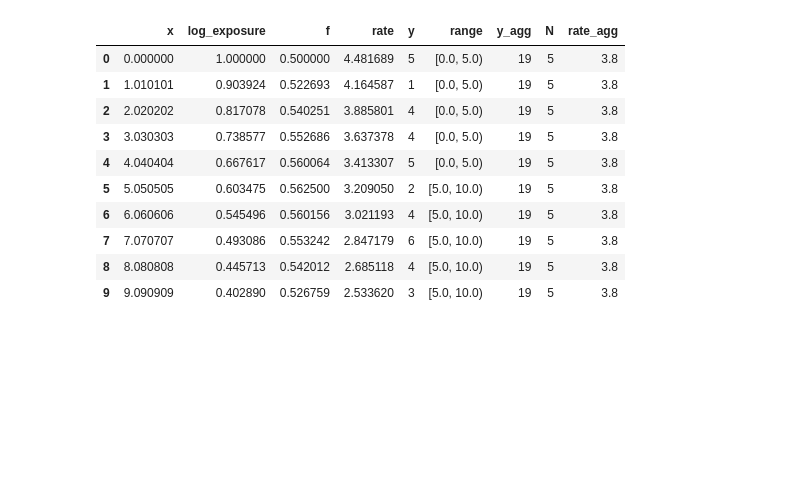
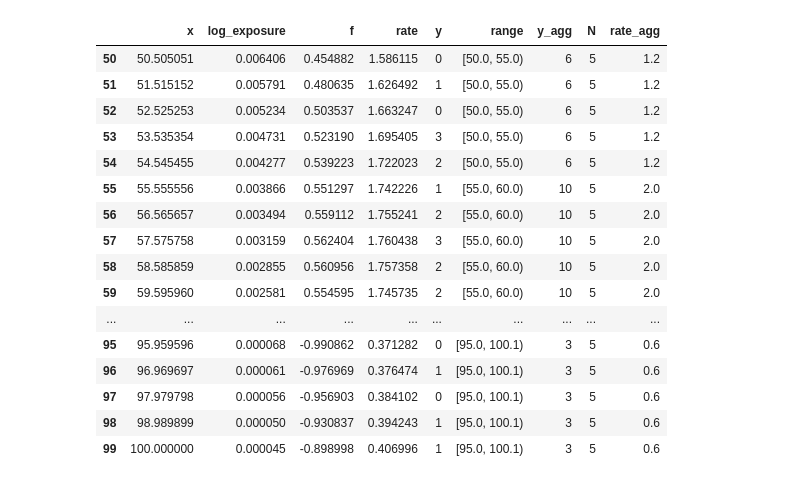
Before and after one commit to ShozenD/aggregate_point_processes, a Jupyter notebook: notebook/basic_sim.ipynb, the cells around one changed output. Saved outputs shown, nothing was run; the diff lists cells and outputs as text; code cells hidden in the pictures; blank space fills up the shorter version.

```diff
--- a/notebook/basic_sim.ipynb
+++ b/notebook/basic_sim.ipynb
@@ -43,26 +43,32 @@ count = alt.Chart(df_data).mark_point().encode(
 # %%
 df_data['range'] = pd.cut(df_data['x'], bins=20, right=False)
 
 tmp = df_data.groupby('range', observed=True).agg(
 	y_agg = ('y', 'sum'),
 	N = ('y', 'count')
 ).reset_index()
 
 df_data = df_data.merge(tmp, on='range', how='left')
 df_data['rate_agg'] = df_data['y_agg'] / df_data['N']
-df_data.head(10)
+df_data.tail(50)
 # %% [output]
 |  | x | log_exposure | f | rate | y | range | y_agg | N | rate_agg |
-| 0 | 0.000000 | 1.000000 | 0.500000 | 4.481689 | 5 | [0.0, 5.0) | 19 | 5 | 3.8 |
-| 1 | 1.010101 | 0.903924 | 0.522693 | 4.164587 | 1 | [0.0, 5.0) | 19 | 5 | 3.8 |
-| 2 | 2.020202 | 0.817078 | 0.540251 | 3.885801 | 4 | [0.0, 5.0) | 19 | 5 | 3.8 |
-| 3 | 3.030303 | 0.738577 | 0.552686 | 3.637378 | 4 | [0.0, 5.0) | 19 | 5 | 3.8 |
-| 4 | 4.040404 | 0.667617 | 0.560064 | 3.413307 | 5 | [0.0, 5.0) | 19 | 5 | 3.8 |
-| 5 | 5.050505 | 0.603475 | 0.562500 | 3.209050 | 2 | [5.0, 10.0) | 19 | 5 | 3.8 |
-| 6 | 6.060606 | 0.545496 | 0.560156 | 3.021193 | 4 | [5.0, 10.0) | 19 | 5 | 3.8 |
-| 7 | 7.070707 | 0.493086 | 0.553242 | 2.847179 | 6 | [5.0, 10.0) | 19 | 5 | 3.8 |
-| 8 | 8.080808 | 0.445713 | 0.542012 | 2.685118 | 4 | [5.0, 10.0) | 19 | 5 | 3.8 |
-| 9 | 9.090909 | 0.402890 | 0.526759 | 2.533620 | 3 | [5.0, 10.0) | 19 | 5 | 3.8 |
+| 50 | 50.505051 | 0.006406 | 0.454882 | 1.586115 | 0 | [50.0, 55.0) | 6 | 5 | 1.2 |
+| 51 | 51.515152 | 0.005791 | 0.480635 | 1.626492 | 1 | [50.0, 55.0) | 6 | 5 | 1.2 |
+| 52 | 52.525253 | 0.005234 | 0.503537 | 1.663247 | 0 | [50.0, 55.0) | 6 | 5 | 1.2 |
+| 53 | 53.535354 | 0.004731 | 0.523190 | 1.695405 | 3 | [50.0, 55.0) | 6 | 5 | 1.2 |
+| 54 | 54.545455 | 0.004277 | 0.539223 | 1.722023 | 2 | [50.0, 55.0) | 6 | 5 | 1.2 |
+| 55 | 55.555556 | 0.003866 | 0.551297 | 1.742226 | 1 | [55.0, 60.0) | 10 | 5 | 2.0 |
+| 56 | 56.565657 | 0.003494 | 0.559112 | 1.755241 | 2 | [55.0, 60.0) | 10 | 5 | 2.0 |
+| 57 | 57.575758 | 0.003159 | 0.562404 | 1.760438 | 3 | [55.0, 60.0) | 10 | 5 | 2.0 |
+| 58 | 58.585859 | 0.002855 | 0.560956 | 1.757358 | 2 | [55.0, 60.0) | 10 | 5 | 2.0 |
+| 59 | 59.595960 | 0.002581 | 0.554595 | 1.745735 | 2 | [55.0, 60.0) | 10 | 5 | 2.0 |
+| ... | ... | ... | ... | ... | ... | ... | ... | ... | ... |
+| 95 | 95.959596 | 0.000068 | -0.990862 | 0.371282 | 0 | [95.0, 100.1) | 3 | 5 | 0.6 |
+| 96 | 96.969697 | 0.000061 | -0.976969 | 0.376474 | 1 | [95.0, 100.1) | 3 | 5 | 0.6 |
+| 97 | 97.979798 | 0.000056 | -0.956903 | 0.384102 | 0 | [95.0, 100.1) | 3 | 5 | 0.6 |
+| 98 | 98.989899 | 0.000050 | -0.930837 | 0.394243 | 1 | [95.0, 100.1) | 3 | 5 | 0.6 |
+| 99 | 100.000000 | 0.000045 | -0.898998 | 0.406996 | 1 | [95.0, 100.1) | 3 | 5 | 0.6 |
 # %%
 # Create a clean dataset without the Interval objects for plotting
 df_plot = df_data.drop(columns=['range'])
```
Also changed, not shown: parts of 2 cells of this notebook, 2 other files.
